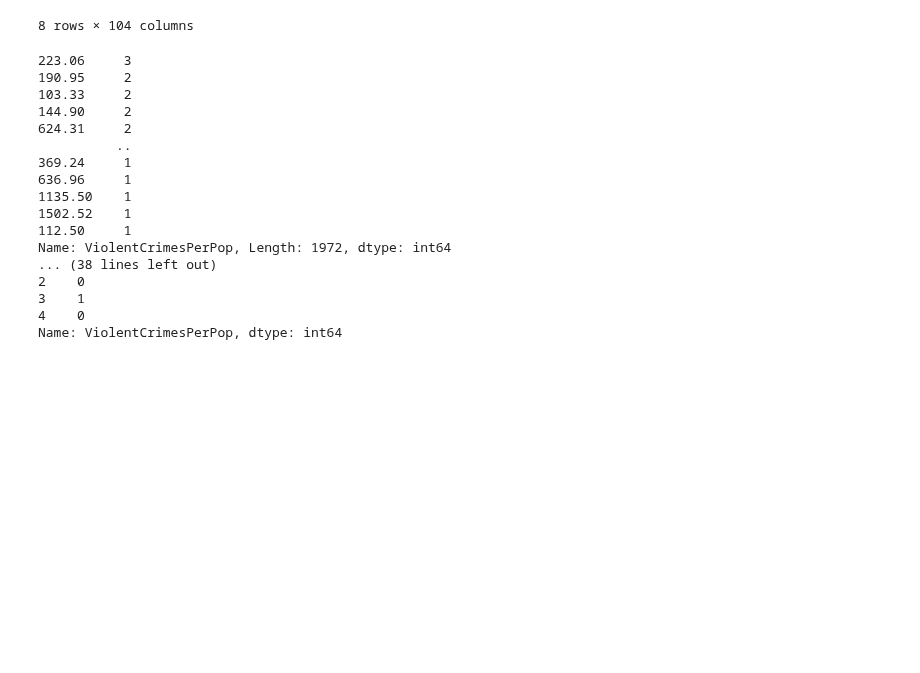
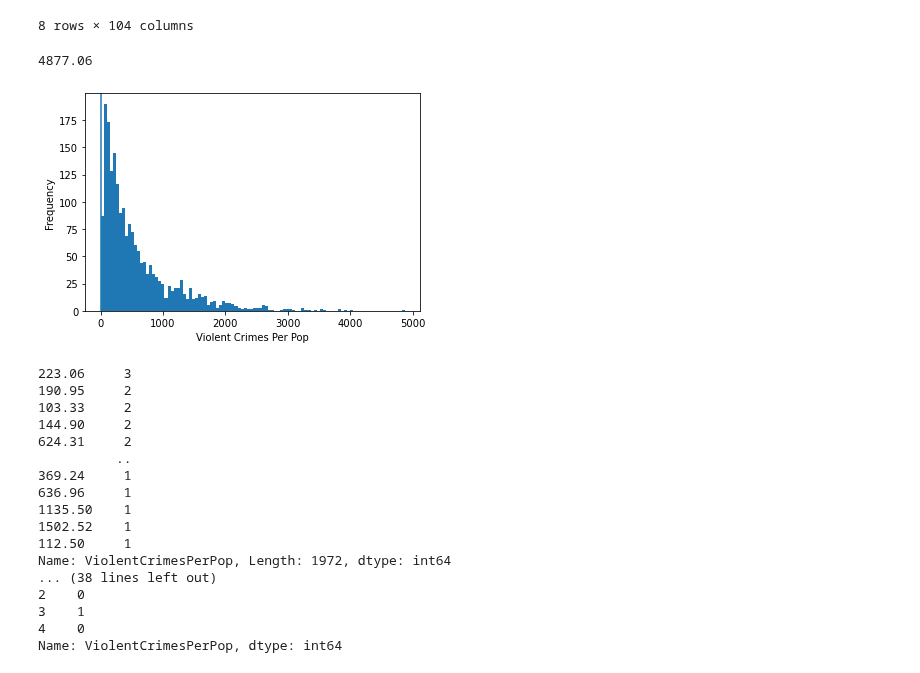
Before and after one commit to blueriver212/Crime_Prediction_ML, a Jupyter notebook: Preprocessing.ipynb, the cells around one changed output. Saved outputs shown, nothing was run; the diff lists cells and outputs as text; code cells hidden in the pictures; blank space fills up the shorter version.

Commit message:
Features: Creating maps for report

```diff
--- a/Preprocessing.ipynb
+++ b/Preprocessing.ipynb
@@ -91,6 +91,21 @@ data.describe()
 | 75% | 4.304350e+04 | 2.850000 | 11.157500 | 96.227500 | 2.670000 | 7.810000 | 15.360000 | ... |
 | max | 7.322564e+06 | 5.280000 | 96.670000 | 99.630000 | 57.460000 | 95.290000 | 54.400000 | ... |
 8 rows × 104 columns
+# %%
+# creating a couple of descriptive plots for the report
+import matplotlib.mlab as mlab
+import matplotlib.pyplot as plt
+test = data['ViolentCrimesPerPop']
+test.dropna()
+print(test.max())
+plt.hist(test, 100)
+plt.axvline()
+plt.xlabel('Violent Crimes Per Pop')
+plt.ylabel('Frequency')
+plt.show()
+# %% [output]
+4877.06
+[figure, added]
 # %%
 # Take a look at the outcome variable i.e. crime
 print(data['ViolentCrimesPerPop'].value_counts())
```
Also changed, not shown: 2 other files.
